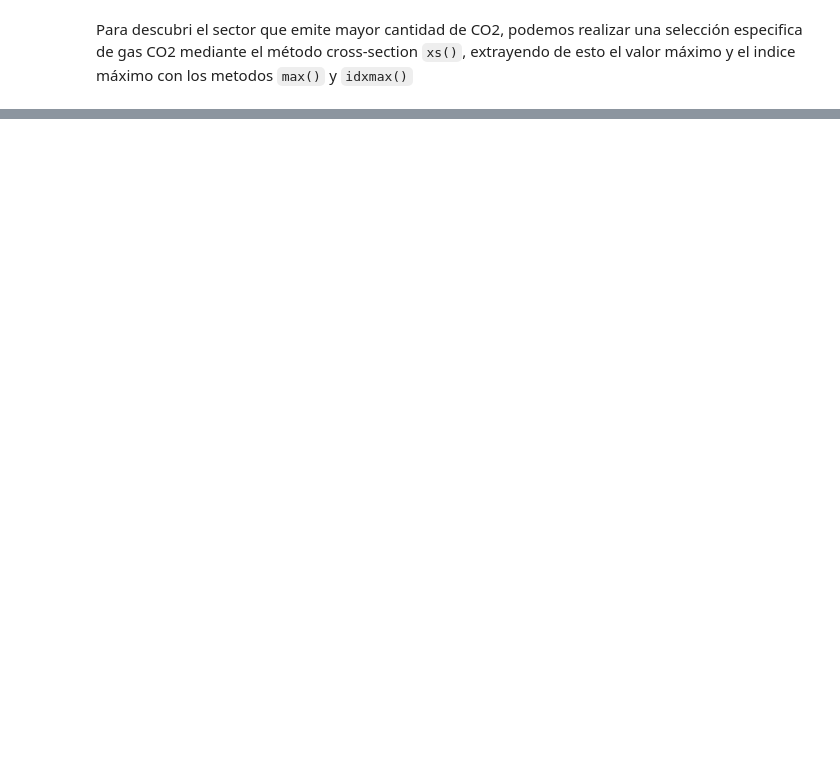
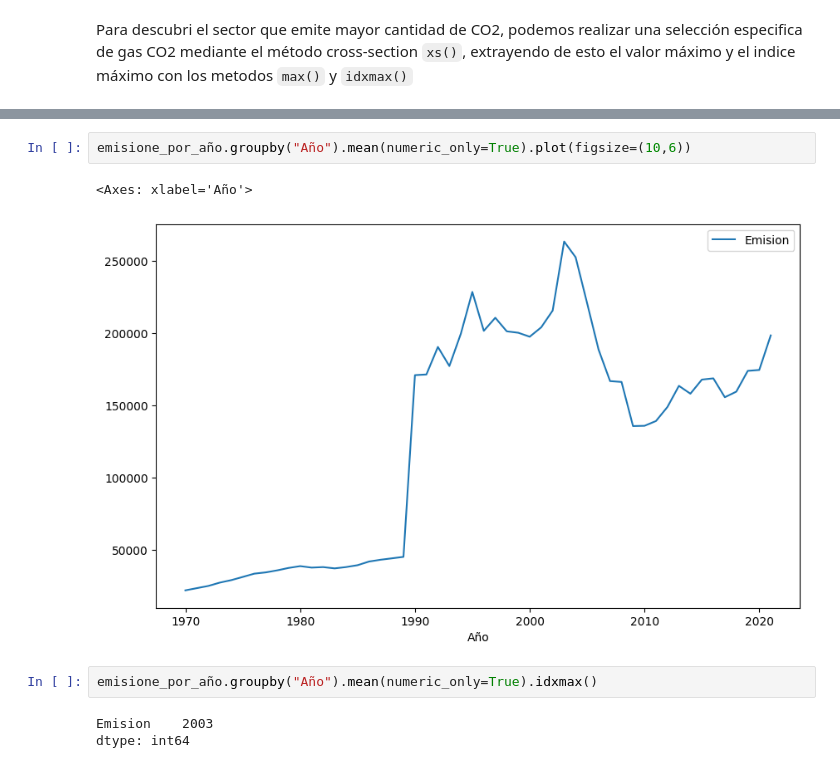
Before and after one commit to Luis1g/Panda_Agrupamiento, a Jupyter notebook: Selec_agrupamiento_de_datos_con_pandas.ipynb, the cells around one changed output, grey strips where cells are left out. Saved outputs shown, nothing was run; the diff lists cells and outputs as text; blank space fills up the shorter version.

```diff
--- a/Selec_agrupamiento_de_datos_con_pandas.ipynb
+++ b/Selec_agrupamiento_de_datos_con_pandas.ipynb
@@ -350,0 +515,10 @@ Para descubri el sector que emite mayor cantidad de CO2, podemos realizar una se
+# %%
+emisione_por_año.groupby("Año").mean(numeric_only=True).plot(figsize=(10,6))
+# %% [output]
+<Axes: xlabel='Año'>
+[figure, added]
+# %%
+emisione_por_año.groupby("Año").mean(numeric_only=True).idxmax()
+# %% [output]
+Emision    2003
+dtype: int64
```
Also changed, not shown: parts of 24 cells of this notebook, 1 other file.
